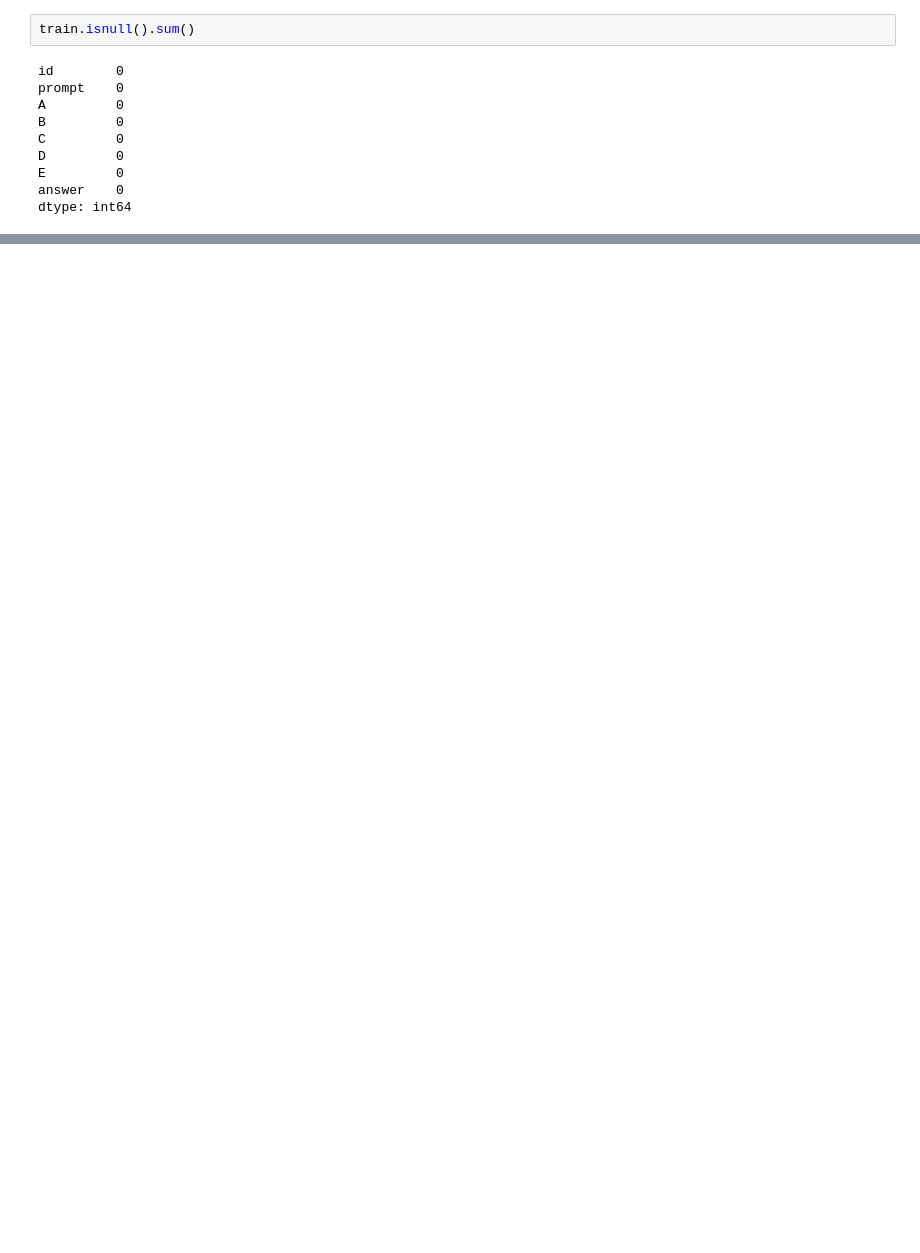
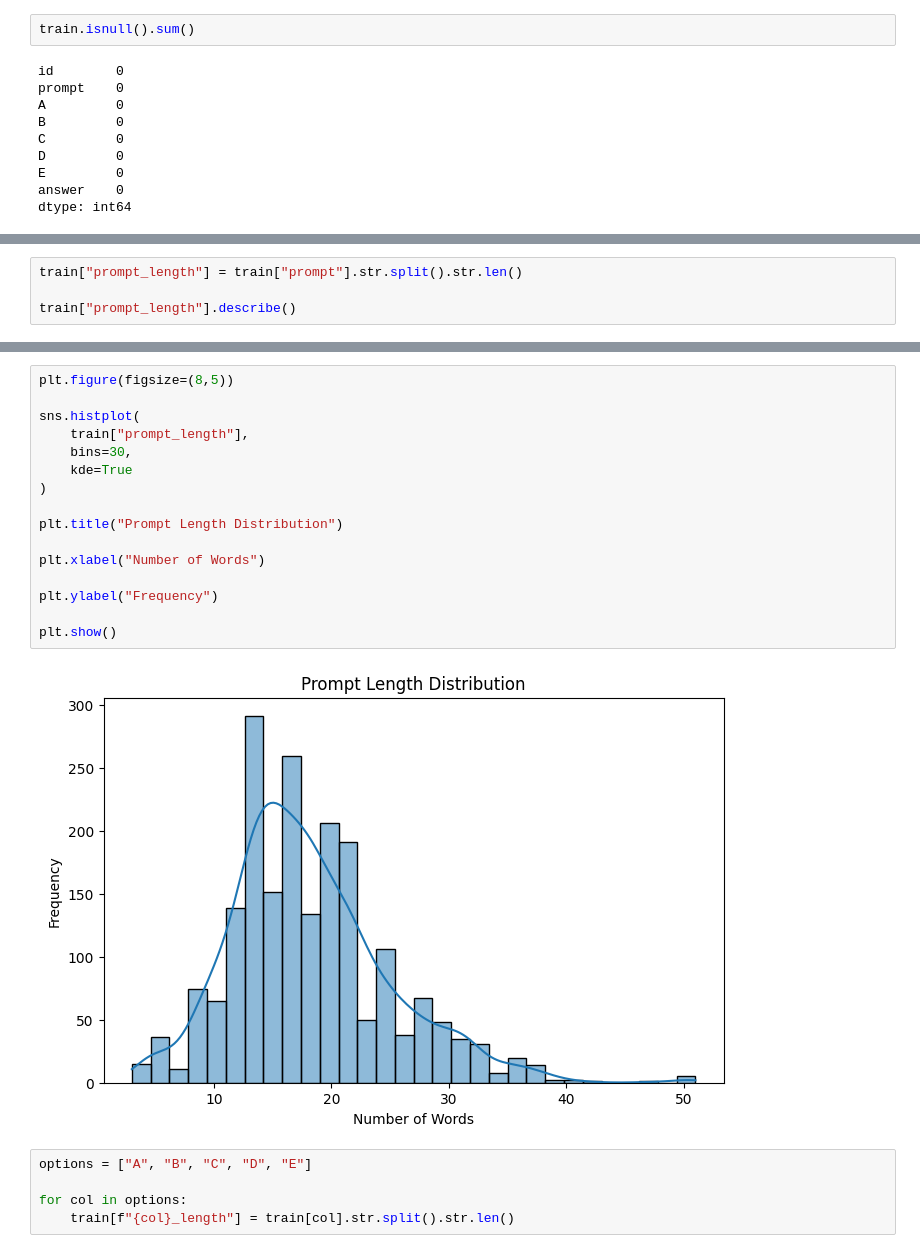
Before and after one commit to 22f3001807/dl-22f3001807-notebook-t22026, a Jupyter notebook: 22f3001807-notebook-2026t2.ipynb, the cells around one changed output, grey strips where cells are left out. Drawn from its saved outputs; the diff is of its cells as text; blank space fills up the shorter version.

```diff
--- a/22f3001807-notebook-2026t2.ipynb
+++ b/22f3001807-notebook-2026t2.ipynb
@@ -686,0 +170,4 @@ submission.head()
+# %%
+train["prompt_length"] = train["prompt"].str.split().str.len()
+
+train["prompt_length"].describe()
@@ -686,0 +184,23 @@ submission.head()
+# %%
+plt.figure(figsize=(8,5))
+
+sns.histplot(
+    train["prompt_length"],
+    bins=30,
+    kde=True
+)
+
+plt.title("Prompt Length Distribution")
+
+plt.xlabel("Number of Words")
+
+plt.ylabel("Frequency")
+
+plt.show()
+# %% [output]
+[figure, added]
+# %%
+options = ["A", "B", "C", "D", "E"]
+
+for col in options:
+    train[f"{col}_length"] = train[col].str.split().str.len()
```
Also changed, not shown: parts of 61 cells of this notebook.
